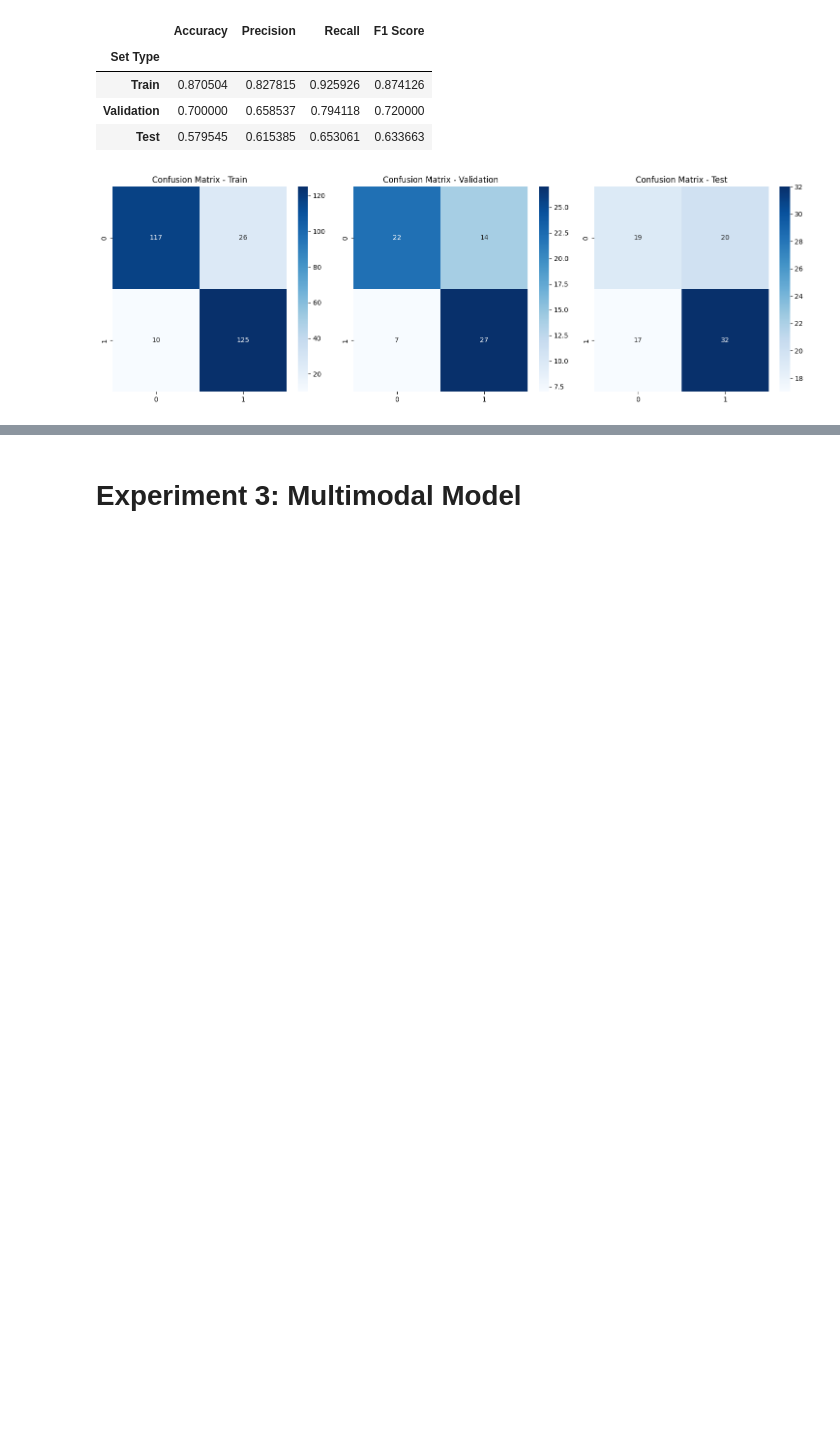
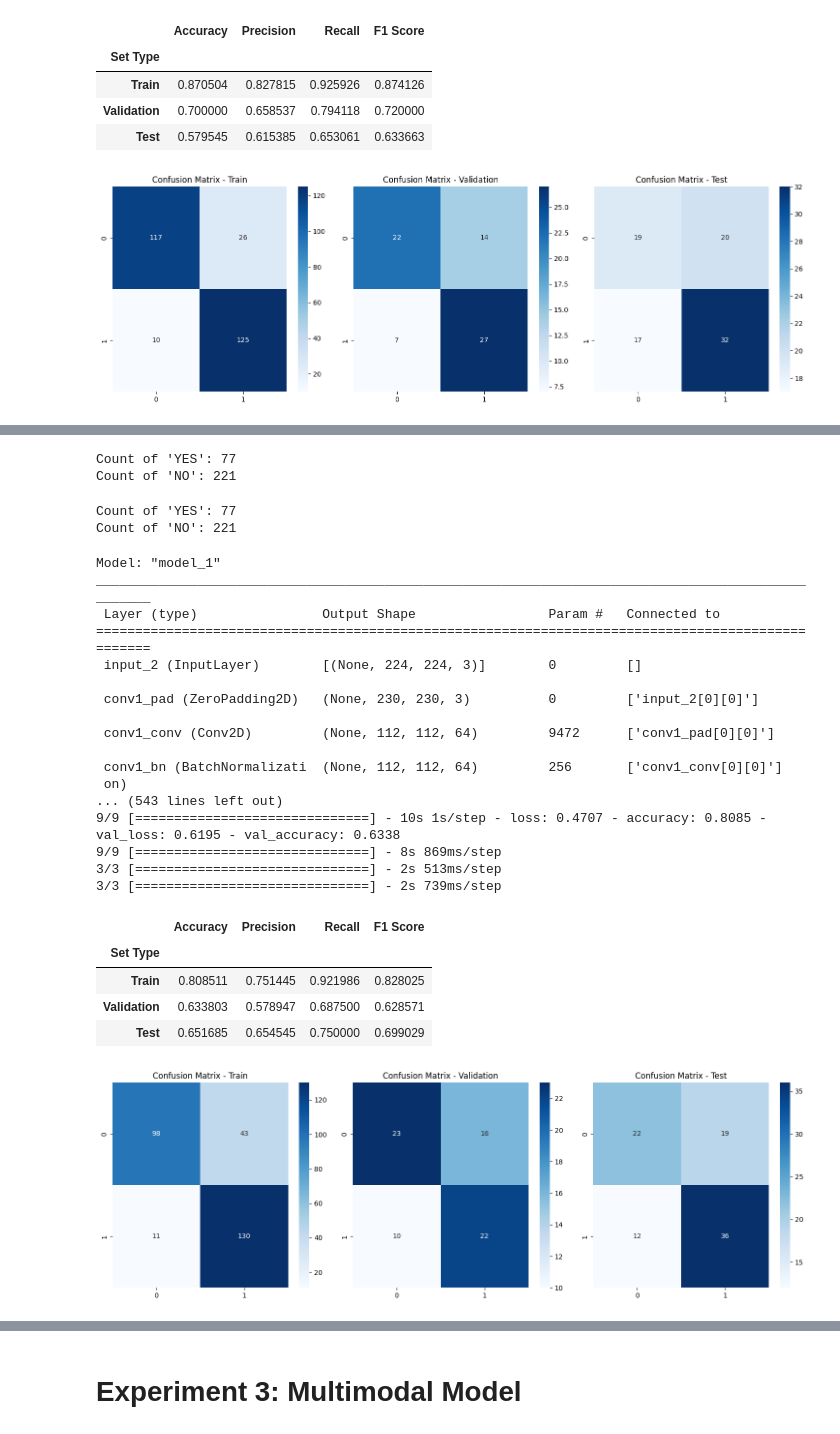
Before and after one commit to Kimberly97llp/cvproject, a Jupyter notebook: experiment2.ipynb, the cells around one changed output, grey strips where cells are left out. Drawn from its saved outputs; the diff is of its cells as text; code cells hidden in the pictures; blank space fills up the shorter version.

```diff
--- a/experiment2.ipynb
+++ b/experiment2.ipynb
@@ -994,0 +1107,4 @@ metrics_df = evaluate_model(model, 0.5, X_train, y_train, X_val, y_val, X_test,
+# %%
+balanced_t2w = balance_dataset(dict_t2w)
+balance_checker(dict_t2w)
+balance_checker(balanced_t2w)
@@ -994,0 +1116,75 @@ metrics_df = evaluate_model(model, 0.5, X_train, y_train, X_val, y_val, X_test,
+# %%
+balanced_adc = balance_dataset(dict_adc)
+balance_checker(dict_adc)
+# %% [output]
+Count of 'YES': 77
+Count of 'NO': 221
+# %%
+balanced_cor = balance_dataset(dict_cor)
+balance_checker(dict_cor)
+# %% [output]
+Count of 'YES': 77
+Count of 'NO': 221
+# %%
+def running(balanced, forresnet):
+    X_train, X_val, X_test, y_train, y_val, y_test, age_train, age_val, age_test = preprocess_data(balanced, forresnet)
+
+    # Load pre-trained ResNet-50 model without top layers
+    base_model = ResNet50(weights='imagenet', include_top=False, input_shape=(224, 224, 3))
+
+    # Freeze the base model layers
+    for layer in base_model.layers:
+        layer.trainable = False
+
+    # Add new classification layers
+    x = base_model.output
+    x = GlobalAveragePooling2D()(x)  # Add a global average pooling layer
+    x = Dense(128, activation='relu')(x)  # Add a dense layer
+    predictions = Dense(1, activation='sigmoid')(x)  # Add an output layer for binary classification
+
+    # Combine the base model and new layers
+    model = Model(inputs=base_model.input, outputs=predictions)
+
+    # Compile the model
+    model.compile(optimizer='adam', loss='binary_crossentropy', metrics=['accuracy'])
+
+    # Print model summary
+    model.summary()
+
+    # Train the model
+    history = model.fit(X_train, y_train,
+                        epochs=10,
+                        batch_size=32,
+                        validation_data=(X_val, y_val))
+
+    metrics_df = evaluate_model(model, 0.5, X_train, y_train, X_val, y_val, X_test, y_test, include_test = True)
+
+    prediction = model.predict(X_test)
+
+    return metrics_df, prediction
+# %%
+running(balanced_t2w, forresnet)
+# %% [output]
+Model: "model_1"
+__________________________________________________________________________________________________
+ Layer (type)                Output Shape                 Param #   Connected to
+==================================================================================================
+ input_2 (InputLayer)        [(None, 224, 224, 3)]        0         []
+
+ conv1_pad (ZeroPadding2D)   (None, 230, 230, 3)          0         ['input_2[0][0]']
+
+ conv1_conv (Conv2D)         (None, 112, 112, 64)         9472      ['conv1_pad[0][0]']
+
+ conv1_bn (BatchNormalizati  (None, 112, 112, 64)         256       ['conv1_conv[0][0]']
+ on)
+... (543 lines left out)
+9/9 [==============================] - 10s 1s/step - loss: 0.4707 - accuracy: 0.8085 - val_loss: 0.6195 - val_accuracy: 0.6338
+9/9 [==============================] - 8s 869ms/step
+3/3 [==============================] - 2s 513ms/step
+3/3 [==============================] - 2s 739ms/step
+|  | Accuracy | Precision | Recall | F1 Score |
+| Set Type |  |  |  |  |
+| Train | 0.808511 | 0.751445 | 0.921986 | 0.828025 |
+| Validation | 0.633803 | 0.578947 | 0.687500 | 0.628571 |
+| Test | 0.651685 | 0.654545 | 0.750000 | 0.699029 |
+[figure, added]
```
Also changed, not shown: parts of 12 cells of this notebook.
